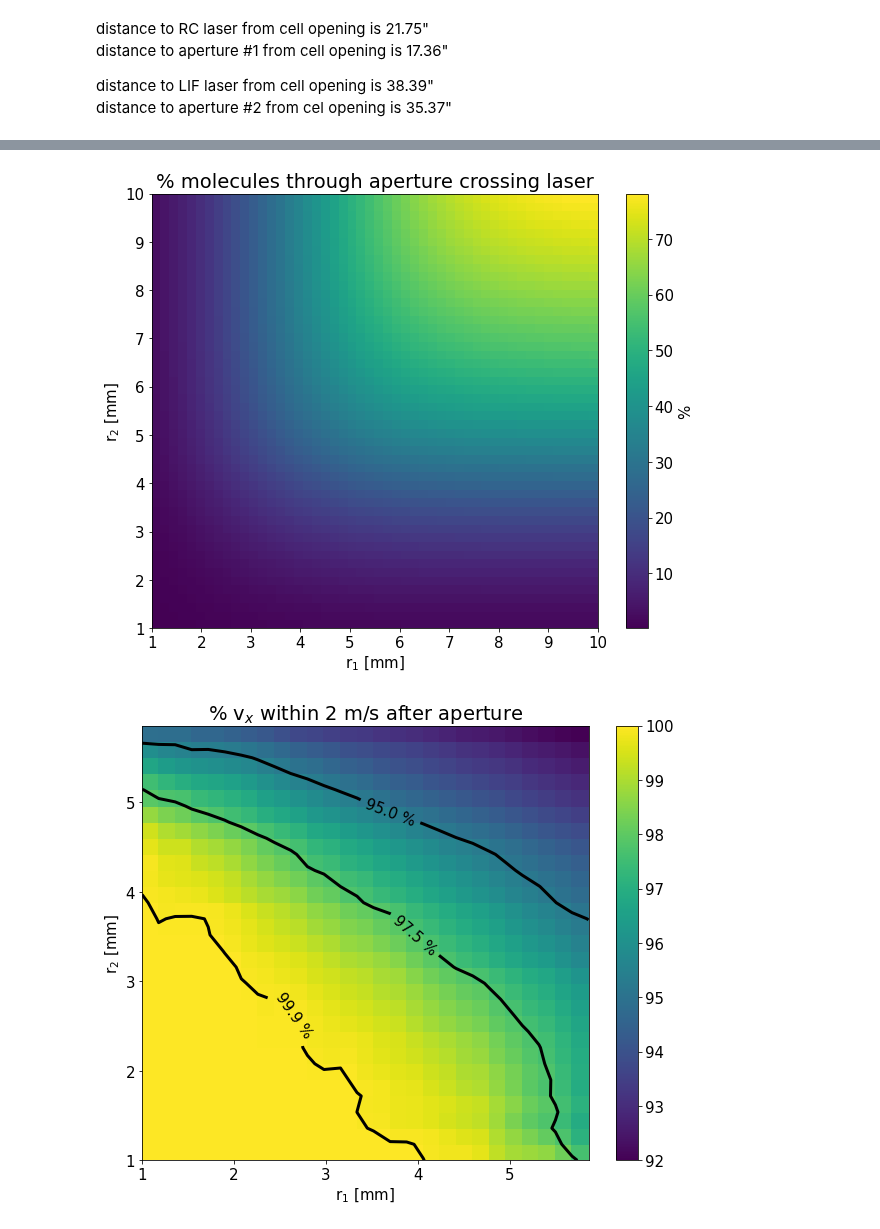
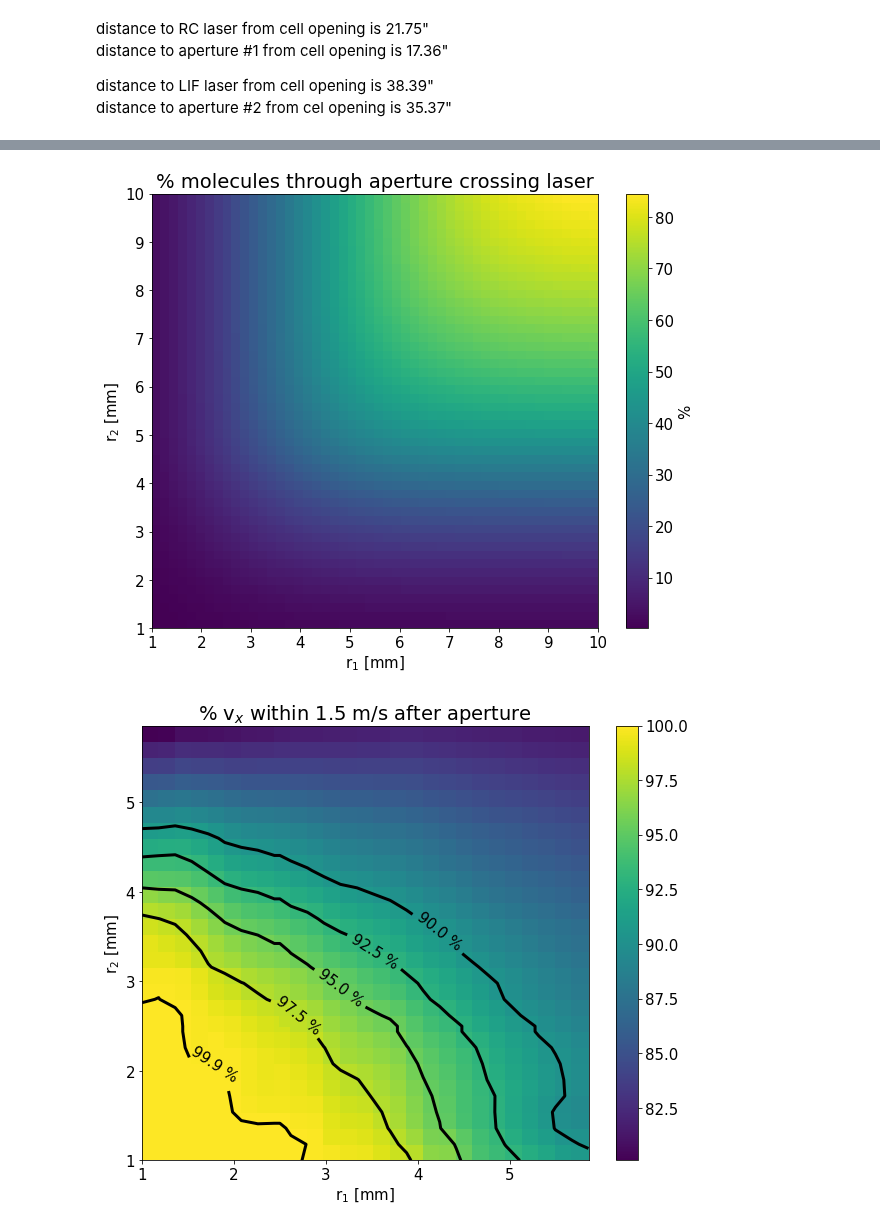
Before and after one commit to ograsdijk/CeNTREX-notebooks, a Jupyter notebook: rotational cooling/Aperture Calculation.ipynb, the cells around one changed output, grey strips where cells are left out. Cells and saved outputs as stored; diff of their text form; code cells hidden in the pictures.

```diff
--- a/rotational cooling/Aperture Calculation.ipynb
+++ b/rotational cooling/Aperture Calculation.ipynb
@@ -14,9 +14,9 @@ vt_sigma = 93/(2*np.sqrt(2*np.log(2))) # from FWHM
 # coordinate width, adapted from ACME to CeNTREX based on email from Xing Wu on 6-10-2020
 sigma_width = 0.25*25.4/5 * 3.8e-3
 
-v_acceptable = 2 # m/s
+v_acceptable = 1.5 # m/s
 
-v_laser = 2 # m/s, molecules the laser can interact with
+v_laser = 1.5 # m/s, molecules the laser can interact with
 r_laser = 5e-3 # m
 # %% [markdown]
 spawn molecules in a circle with a $1-\sigma$ width of $6/5\cdot 3.8$mm cm diameter at 1 cm distance from the cell.
@@ -412,39 +412,39 @@ ax.set_title('% molecules through aperture crossing laser')
 set_fontsize(ax, 15)
 set_fontsize(cbar.ax, 15)
 # %% [output]
-[figure, old version]
+[figure, new version]
 # %%
 r1_lim = 0.006
 r2_lim = 0.006
 r1 = []
 r2 = []
 data = []
 for (r_1,r_2),d in percentage_within_limits_both.items():
     if (r_1 < r1_lim) & (r_2 < r2_lim):
         r1.append(r_1)
         r2.append(r_2)
         data.append(d)
 
 X,Y = np.meshgrid(np.unique(r1), np.unique(r2))
 Z = interpolate.griddata((r1, r2), data, (X,Y), method='nearest')
 
 fig, ax = plt.subplots(figsize = (10,8))
 
 c = ax.pcolormesh(X*1e3,Y*1e3,Z, shading = 'nearest', cmap = cmap)
 cbar = fig.colorbar(c, ax = ax)
 
-cs = ax.contour(X*1e3,Y*1e3,Z, colors = 'k', levels = [95, 97.5, 99.9], linewidths = 3)
+cs = ax.contour(X*1e3,Y*1e3,Z, colors = 'k', levels = [90, 92.5, 95, 97.5, 99.9], linewidths = 3)
 ax.clabel(cs, fontsize = 15, fmt = '%.1f %%')
 
 ax.set_xlabel(r'r$_1$ [mm]')
 ax.set_ylabel(r'r$_2$ [mm]')
 
 ax.set_title(f'% v$_x$ within {v_acceptable} m/s after aperture')
 
 set_fontsize(ax, 15)
 set_fontsize(cbar.ax, 15)
 # %% [output]
-[figure, old version]
+[figure, new version]
 # %%
 r1 = []
 r2 = []
```
Also changed, not shown: parts of 13 cells of this notebook.
